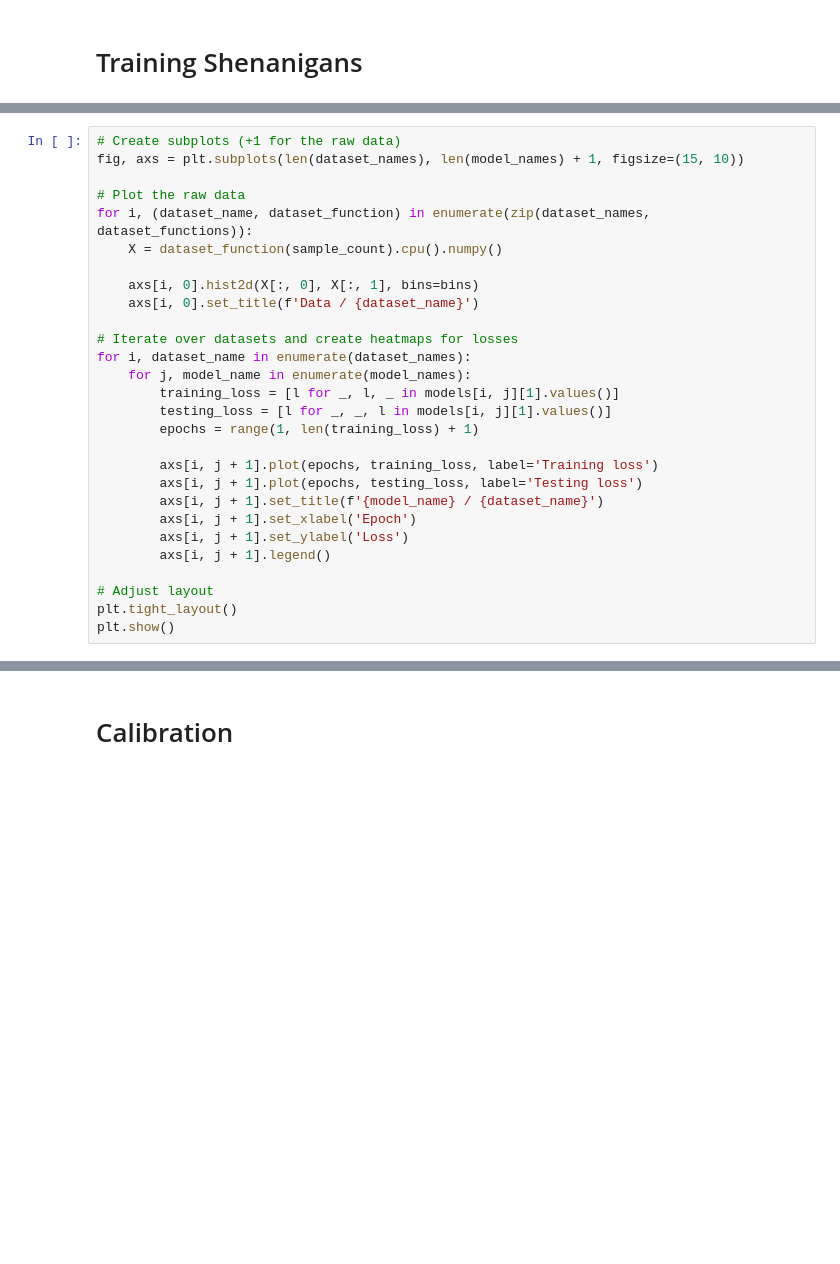
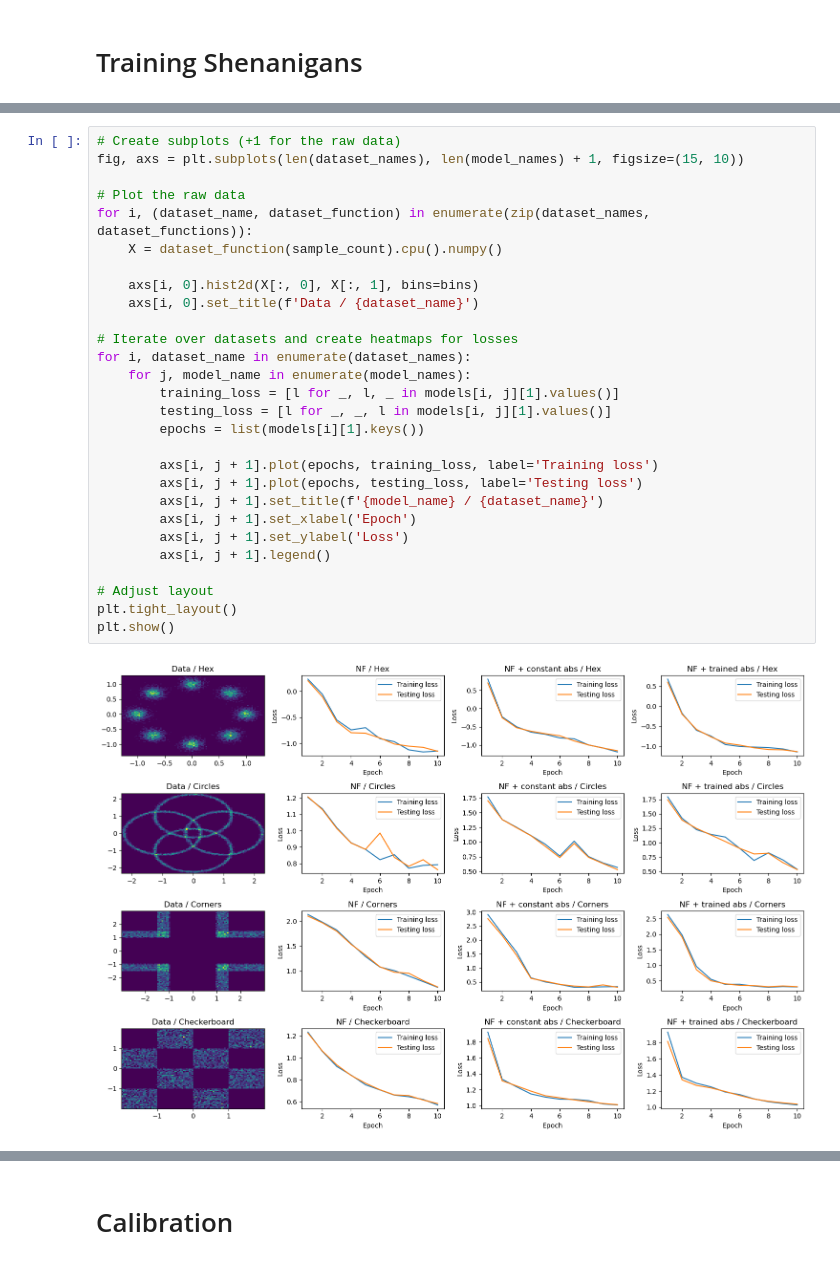
Before and after one commit to xiaoxiae/SurVAE-replication, a Jupyter notebook: main.ipynb, the cells around one changed output, grey strips where cells are left out. Drawn from its saved outputs; the diff is of its cells as text; blank space fills up the shorter version.

```diff
--- a/main.ipynb
+++ b/main.ipynb
@@ -91,29 +102,31 @@ plt.show()
 # %%
 # Create subplots (+1 for the raw data)
 fig, axs = plt.subplots(len(dataset_names), len(model_names) + 1, figsize=(15, 10))
 
 # Plot the raw data
 for i, (dataset_name, dataset_function) in enumerate(zip(dataset_names, dataset_functions)):
     X = dataset_function(sample_count).cpu().numpy()
 
     axs[i, 0].hist2d(X[:, 0], X[:, 1], bins=bins)
     axs[i, 0].set_title(f'Data / {dataset_name}')
 
 # Iterate over datasets and create heatmaps for losses
 for i, dataset_name in enumerate(dataset_names):
     for j, model_name in enumerate(model_names):
         training_loss = [l for _, l, _ in models[i, j][1].values()]
         testing_loss = [l for _, _, l in models[i, j][1].values()]
-        epochs = range(1, len(training_loss) + 1)
+        epochs = list(models[i][1].keys())
 
         axs[i, j + 1].plot(epochs, training_loss, label='Training loss')
         axs[i, j + 1].plot(epochs, testing_loss, label='Testing loss')
         axs[i, j + 1].set_title(f'{model_name} / {dataset_name}')
         axs[i, j + 1].set_xlabel('Epoch')
         axs[i, j + 1].set_ylabel('Loss')
         axs[i, j + 1].legend()
 
 # Adjust layout
 plt.tight_layout()
 plt.show()
+# %% [output]
+[figure, added]
 # %%
```
Also changed, not shown: parts of 13 cells of this notebook, 4 other files.
